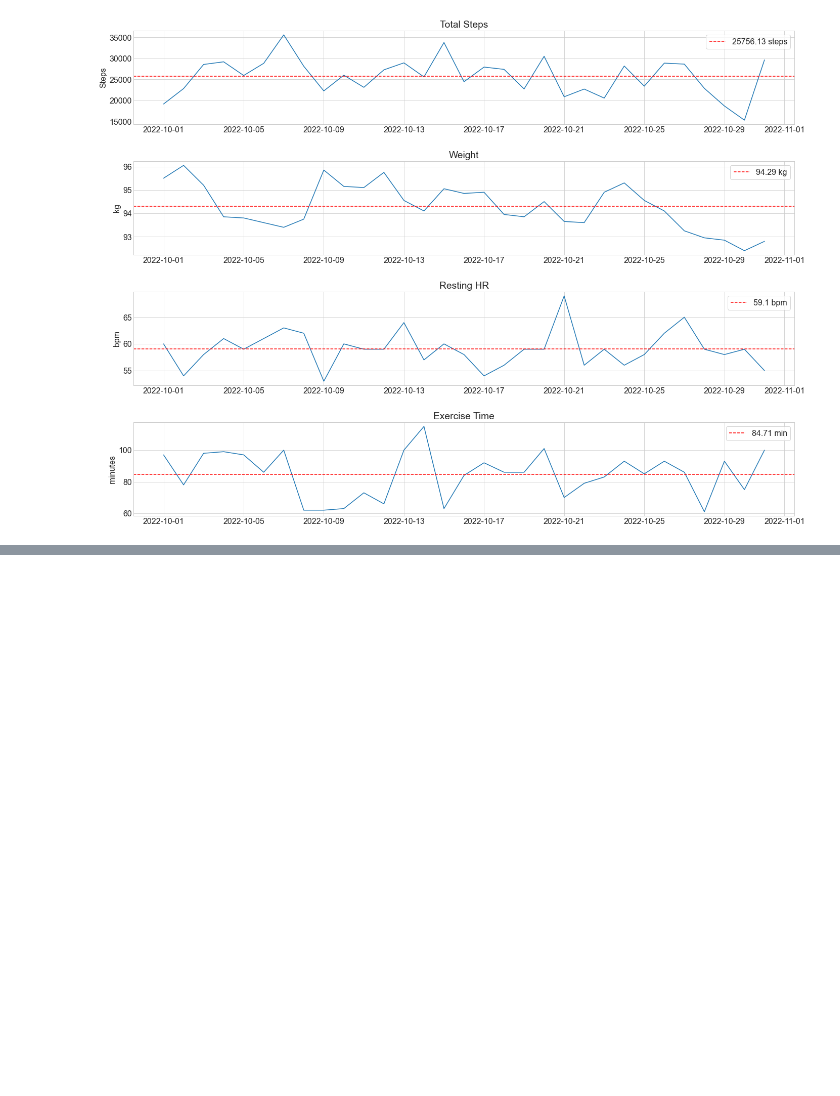
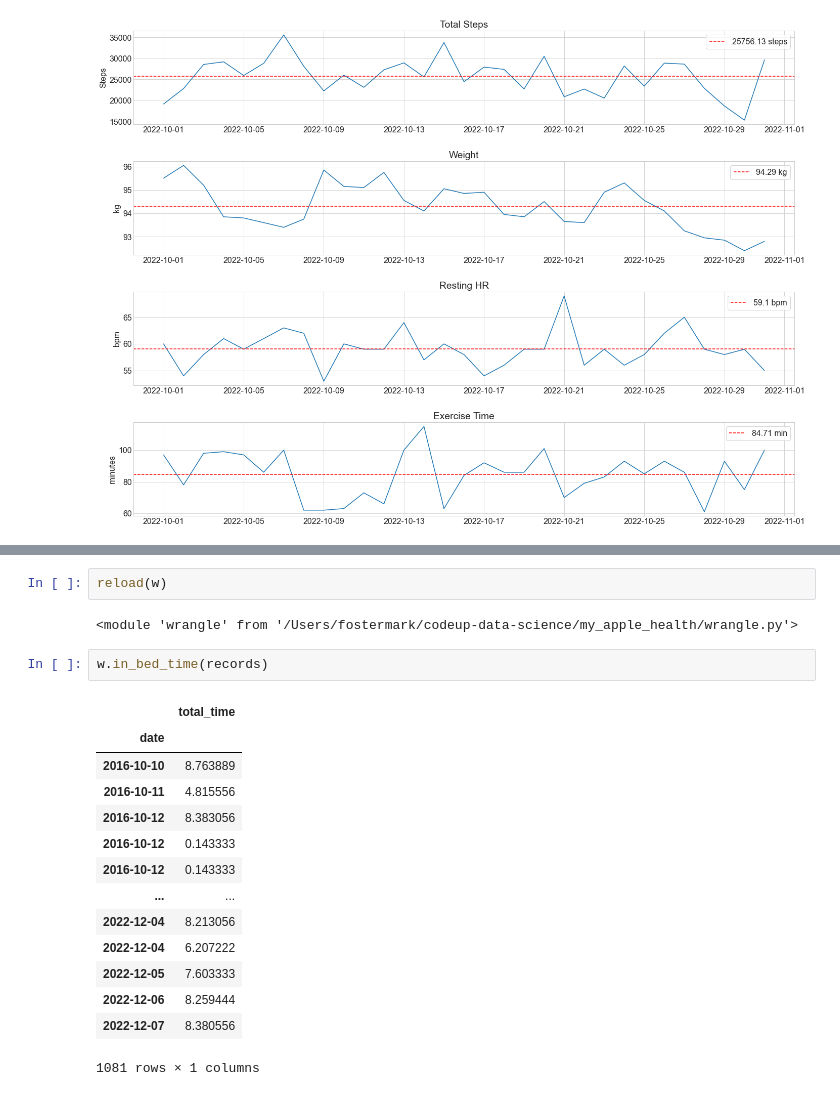
Before and after one commit to markydoug/my_apple_health, a Jupyter notebook: daily_info_explore.ipynb, the cells around one changed output, grey strips where cells are left out. Drawn from its saved outputs; the diff is of its cells as text; blank space fills up the shorter version.

```diff
--- a/daily_info_explore.ipynb
+++ b/daily_info_explore.ipynb
@@ -76,0 +100,21 @@ e.show_daily_viz(daily_info, year=2022, month=10)
+# %%
+reload(w)
+# %% [output]
+<module 'wrangle' from '/Users/fostermark/codeup-data-science/my_apple_health/wrangle.py'>
+# %%
+w.in_bed_time(records)
+# %% [output]
+|  | total_time |
+| date |  |
+| 2016-10-10 | 8.763889 |
+| 2016-10-11 | 4.815556 |
+| 2016-10-12 | 8.383056 |
+| 2016-10-12 | 0.143333 |
+| 2016-10-12 | 0.143333 |
+| ... | ... |
+| 2022-12-04 | 8.213056 |
+| 2022-12-04 | 6.207222 |
+| 2022-12-05 | 7.603333 |
+| 2022-12-06 | 8.259444 |
+| 2022-12-07 | 8.380556 |
+1081 rows × 1 columns
```
Also changed, not shown: parts of 14 cells of this notebook.
